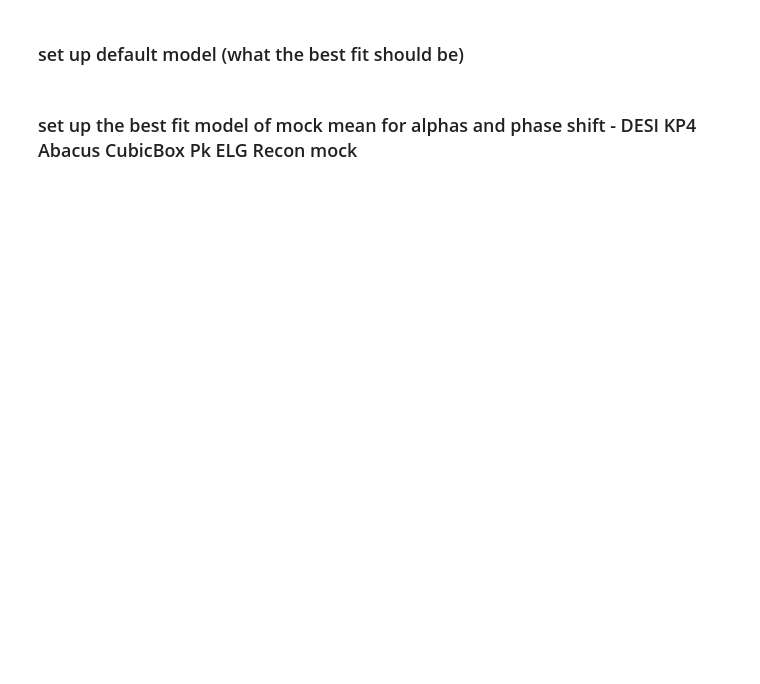
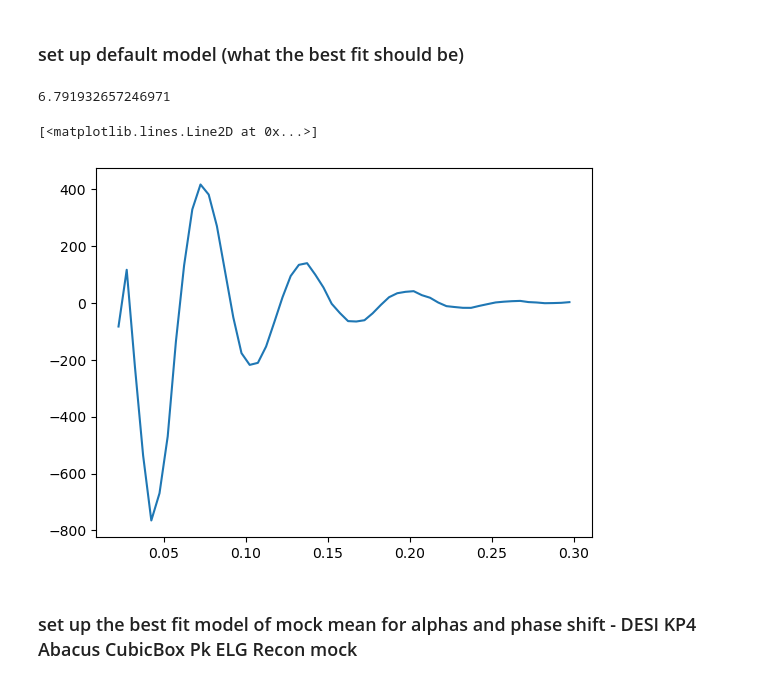
Before and after one commit to abbew25/Barry, a Jupyter notebook: investigations/testing_fits_withphaseshiftNeff.ipynb, the cells around one changed output. Cells and saved outputs as stored; diff of their text form; code cells hidden in the pictures; blank space fills up the shorter version.

Commit message:
understanding how to use barry to plot stuff

```diff
--- a/investigations/testing_fits_withphaseshiftNeff.ipynb
+++ b/investigations/testing_fits_withphaseshiftNeff.ipynb
@@ -65,7 +90,8 @@ model = PowerBeutler2017(
                 n_poly=6,                                 # 6 polynomial terms for P(k)
                 vary_phase_shift_neff=True,
                 use_classorcamb='CLASS',
-                dilate_smooth=True
+                dilate_smooth=True,
+                marg='full'
 )
 sigma_nl_par = {None: 8.7, "sym": 5.4}
 sigma_nl_perp = {None: 4.0, "sym": 1.5}
@@ -73,38 +99,65 @@ sigma_s = {None: 3.5, "sym": 0.0}
 
 # sigma_nl_par = {None: 8.35, "sym": 5.59}
 # sigma_nl_perp = {None: 4.35, "sym": 1.21}
 # sigma_s = {None: 7.05, "sym": 1.346}
 # print(model.get_param('beta'))
 
 model.set_default("sigma_nl_par", sigma_nl_par['sym'], min=0.0, max=20.0, sigma=4.0, prior="gaussian")
 model.set_default("sigma_nl_perp", sigma_nl_perp['sym'], min=0.0, max=20.0, sigma=4.0, prior="gaussian")
 model.set_default("sigma_s", sigma_s['sym'], min=0.0, max=20.0, sigma=4.0, prior="gaussian")
 #model.set_default('b{0}_{1}', 1.0)
 
 #2.083e-09 67.36 0.049301692328524445 0.9649
 cosmology = {
             "om": 0.3152,
             "h0": 0.6736,
             "z":  0.51,
             "ob": 0.0493,
             "ns": 0.9649,
             "mnu": 0.06,
             "reconsmoothscale": 15,
             "Neff": 3.044,
         }
 model.set_cosmology(cosmology) # initialises self.camb object
 #model.camb._generate_data()
 model.camb.get_data()
 model.set_data(dataset_pk.get_data())
 ks = model.camb.ks
 params_dict = {j.name: j.default for j in model.params}
-#print(model.get_param('beta'))
-#params_dict['beta'] = 0.788# Omega_m_z(0.31, 0.55)**0.55
+#params_dict['b{0}_{1}'] = 1.0
+#print(model.redshift)
+# kd, pkdsmooth, poly = model.compute_power_spectrum(ks, params_dict, smooth=True)
+# kd, pkd, poly = model.compute_power_spectrum(ks, params_dict)
 
-kd, pkdsmooth, poly = model.compute_power_spectrum(ks, params_dict, smooth=True)
-kd, pkd, poly = model.compute_power_spectrum(ks, params_dict)
+# print(dir(dataset_pk))
+# wigglesmonomodel = pkd[0]/pkdsmooth[0]
+#print(pkd)
 
-wigglesmonomodel = pkd[0]/pkdsmooth[0]
+# data = model.get_model(params_dict, dataset_pk.get_data()[0])
+# data_smooth = model.get_model(params_dict, dataset_pk.get_data()[0], smooth=True)
+# print(len(data))
+
+# plt.plot(dataset_pk.w_ks_output, data[0][:160] * dataset_pk.w_ks_output)#/data_smooth[0][:160])
+# plt.errorbar(dataset_pk.ks, dataset_pk.data[:,0] * dataset_pk.ks,#/pk_smooth_data,
+#              err * dataset_pk.ks,
+#              label='data', color='grey', linestyle='--',
+#     markersize = 4, marker='o')
+# plt.xlim(np.min(dataset_pk.ks), np.max(dataset_pk.ks))
+# #plt.ylim(np.min(dataset_pk.data[:,0]), np.max(dataset_pk.data[:,0]))
+
+#model.plot(params_dict)
+
+new_chi_squared_default, dof, bband, mods_default, smooths_default = model.get_model_summary(params_dict)
+
+# print(smooths[0][0])
+
+print(new_chi_squared_default)
+
+plt.plot(dataset_pk.ks, dataset_pk.data[:,0]-smooths_default[0][0])
+# %% [output]
+6.791932657246971
+[<matplotlib.lines.Line2D at 0x...>]
+[figure, added]
 # %% [markdown]
 ### set up the best fit model of mock mean for alphas and phase shift - DESI KP4 Abacus CubicBox Pk ELG Recon mock
 # %%
```
Also changed, not shown: parts of 6 cells of this notebook.
